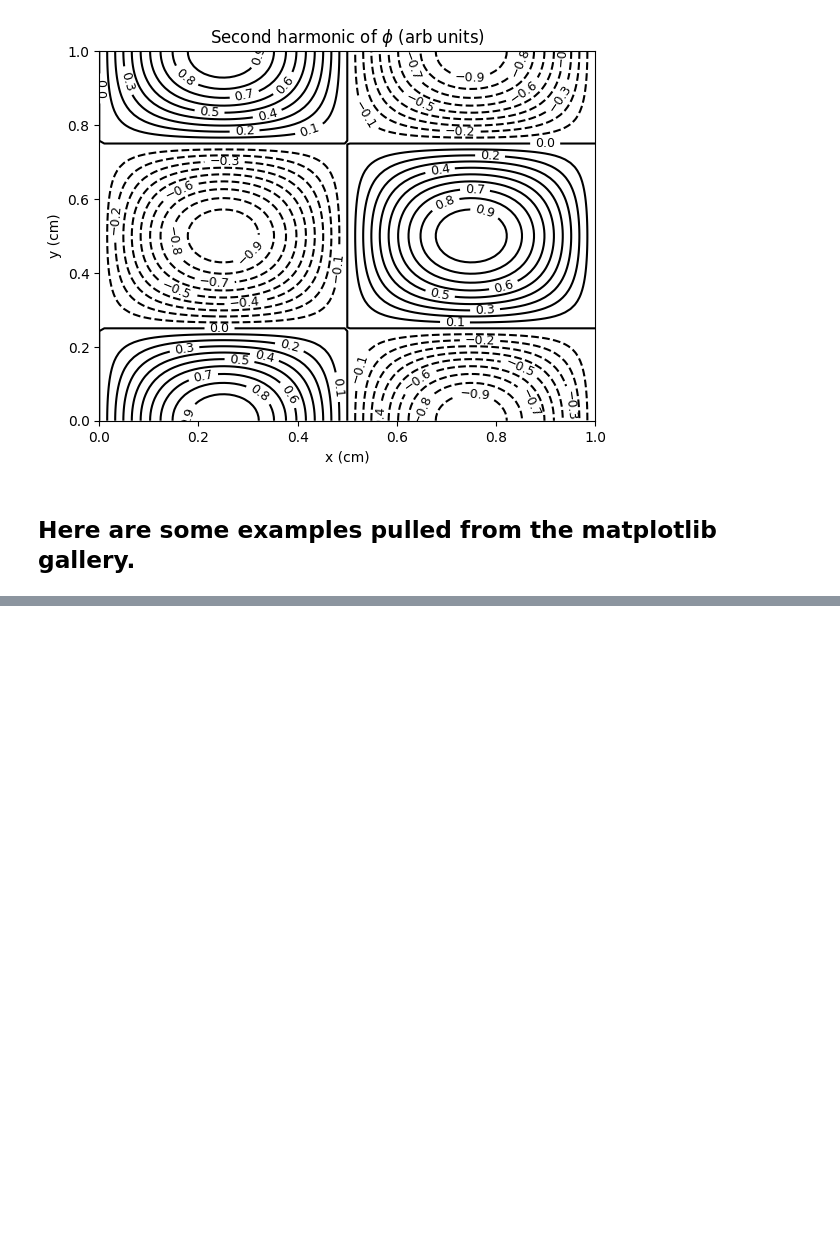
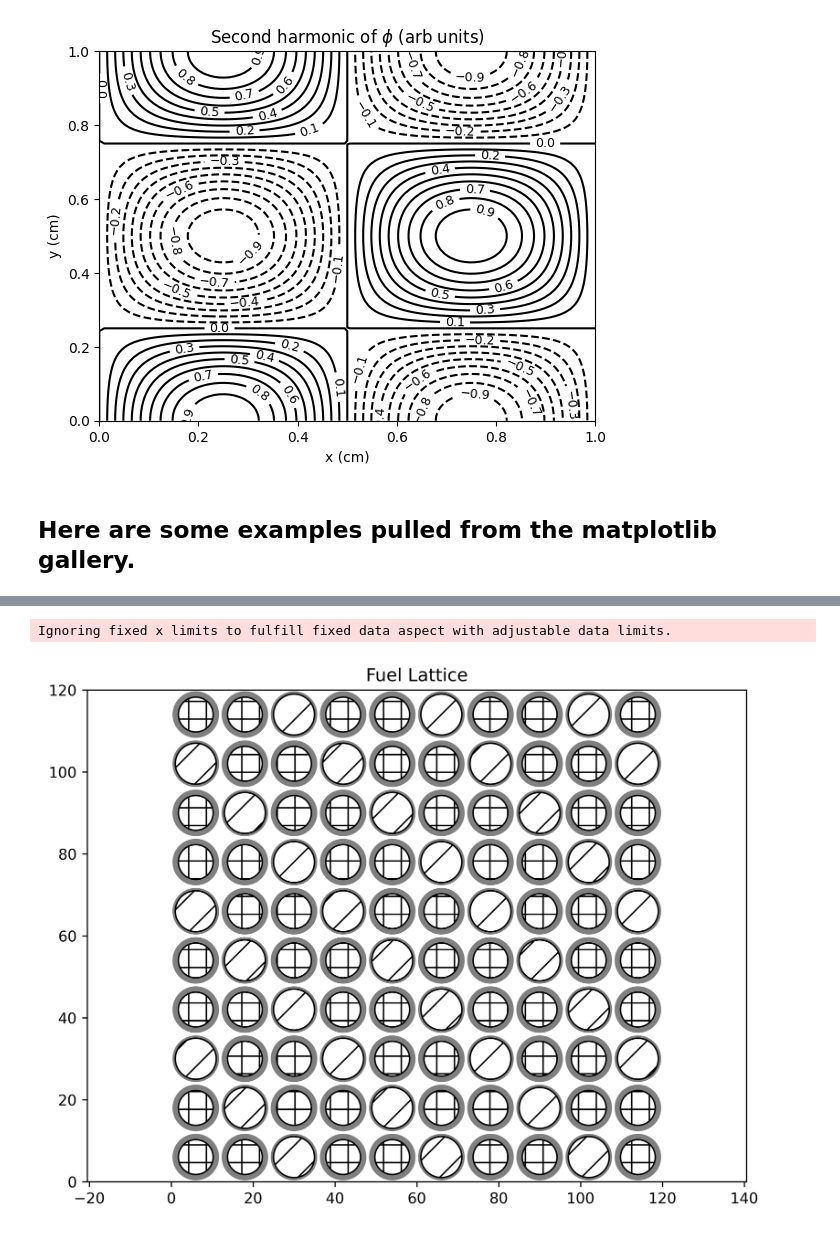
Before and after one commit to Nathan-Carpenter/NSE-223, a Jupyter notebook: Coding-Notes/Chapter 4-lecture.ipynb, the cells around one changed output, grey strips where cells are left out. Saved outputs shown, nothing was run; the diff lists cells and outputs as text; code cells hidden in the pictures; blank space fills up the shorter version.

```diff
--- a/Coding-Notes/Chapter 4-lecture.ipynb
+++ b/Coding-Notes/Chapter 4-lecture.ipynb
@@ -761,0 +788,33 @@ ax.set_title('Simplest default with labels')
+# %%
+fuel_placements = {}
+#10 x 10 lattice with 0.5 cm spacing
+#every third pin is heu
+x = np.arange(6.,120,12)
+y = np.arange(6.,120,12)
+fig = plt.figure(figsize=(8,6), dpi=600)
+count = 1 #set up counting variable
+for i in x:
+    for j in y:
+        if not(count % 3): #if count mod 3 is 0, then heu
+            pin_type = "heu"
+            hatch = "/"
+        else: #else leu
+            pin_type = "leu"
+            hatch = "+"
+        fuel_radius = fuel_types[pin_type]["fuel"]["thickness"]
+        clad_radius = fuel_radius +fuel_types[pin_type]["clad"]["thickness"]
+
+        fuel = plt.Circle((i,j),fuel_radius,facecolor="white",
+        edgecolor="black",hatch=hatch,
+        label="Fuel")
+        clad = plt.Circle((i,j),clad_radius,color='gray',label="Clad")
+        plt.gca().add_patch(clad)
+        plt.gca().add_patch(fuel)
+        count += 1 #increment count
+plt.title("Fuel Lattice")
+plt.axis('equal')
+plt.axis([0,120,0,120])
+plt.show();
+# %% [output]
+Ignoring fixed x limits to fulfill fixed data aspect with adjustable data limits.
+[figure, added]
```
Also changed, not shown: parts of 8 cells of this notebook, 5 other files.
